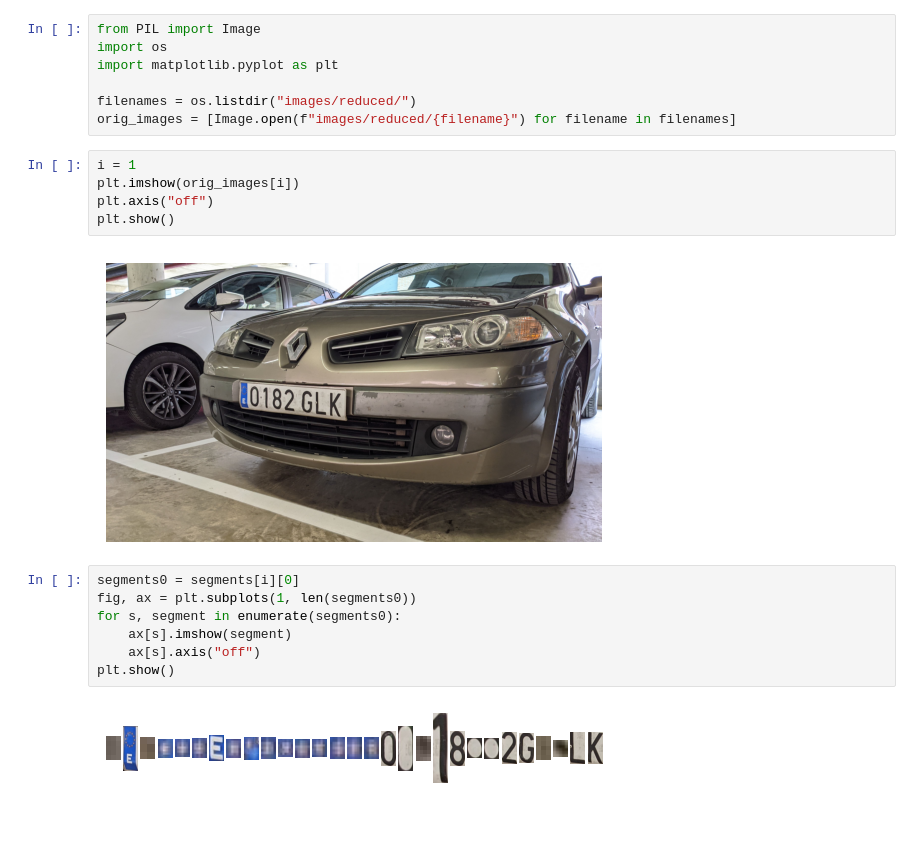
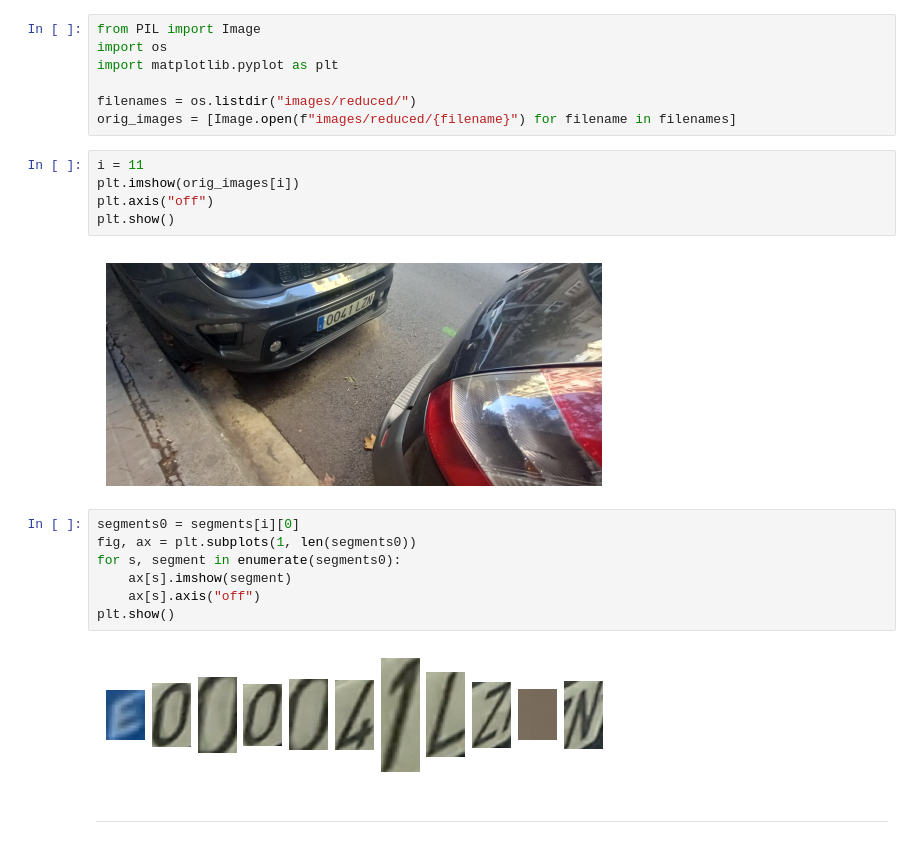
Before and after one commit to marinocom/ANPR-GIA, a Jupyter notebook: example.ipynb, the cells around one changed output. Drawn from its saved outputs; the diff is of its cells as text.

```diff
--- a/example.ipynb
+++ b/example.ipynb
@@ -30,12 +30,12 @@ import matplotlib.pyplot as plt
 filenames = os.listdir("images/reduced/")
 orig_images = [Image.open(f"images/reduced/{filename}") for filename in filenames]
 # %%
-i = 1
+i = 11
 plt.imshow(orig_images[i])
 plt.axis("off")
 plt.show()
 # %% [output]
-[figure, old version]
+[figure, new version]
 # %%
 segments0 = segments[i][0]
 fig, ax = plt.subplots(1, len(segments0))
@@ -44,4 +44,6 @@ for s, segment in enumerate(segments0):
 	ax[s].axis("off")
 plt.show()
 # %% [output]
-[figure, old version]
+[figure, new version]
+# %% [markdown]
+---
```
Also changed, not shown: parts of 8 cells of this notebook, 1 other file.
